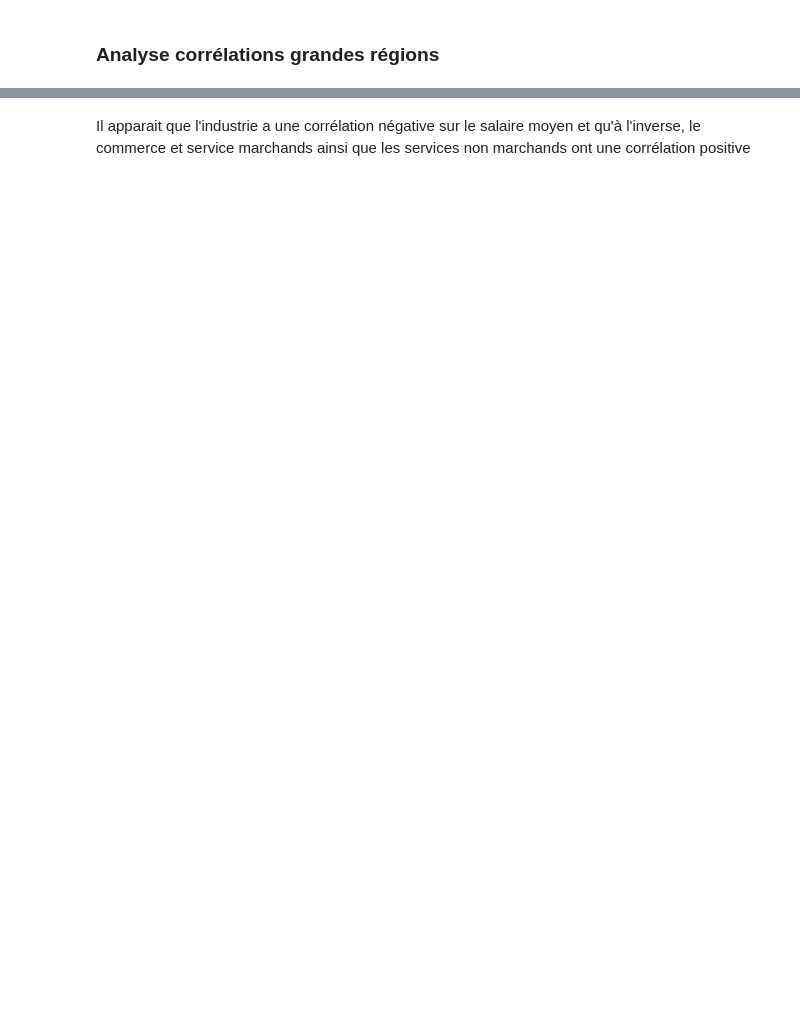
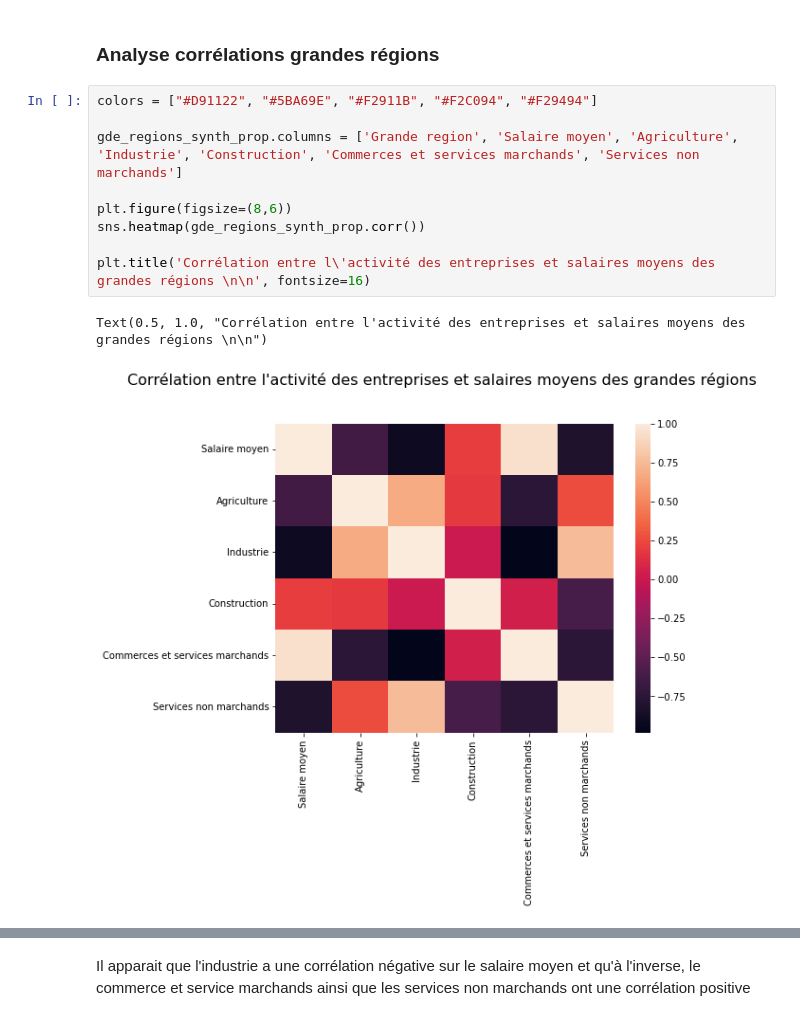
Before and after one commit to Mariehf64/fev23cda_french_industry, a Jupyter notebook: EDA_Vivien_2020/Entreprises et Salaires 2020.ipynb, the cells around one changed output, grey strips where cells are left out. Saved outputs shown, nothing was run; the diff lists cells and outputs as text; blank space fills up the shorter version.

```diff
--- a/EDA_Vivien_2020/Entreprises et Salaires 2020.ipynb
+++ b/EDA_Vivien_2020/Entreprises et Salaires 2020.ipynb
@@ -461,3 +521,15 @@ gde_regions_synth_prop = region_salaire.merge(gdes_regions_activite_prop, left_o
 # %% [markdown]
 ### Analyse corrélations grandes régions ##
+# %%
+colors = ["#D91122", "#5BA69E", "#F2911B", "#F2C094", "#F29494"]
+
+gde_regions_synth_prop.columns = ['Grande region', 'Salaire moyen', 'Agriculture', 'Industrie', 'Construction', 'Commerces et services marchands', 'Services non marchands']
+
+plt.figure(figsize=(8,6))
+sns.heatmap(gde_regions_synth_prop.corr())
+
+plt.title('Corrélation entre l\'activité des entreprises et salaires moyens des grandes régions \n\n', fontsize=16)
+# %% [output]
+Text(0.5, 1.0, "Corrélation entre l'activité des entreprises et salaires moyens des grandes régions \n\n")
+[figure, added]
 # %%
```
Also changed, not shown: parts of 40 cells of this notebook.
